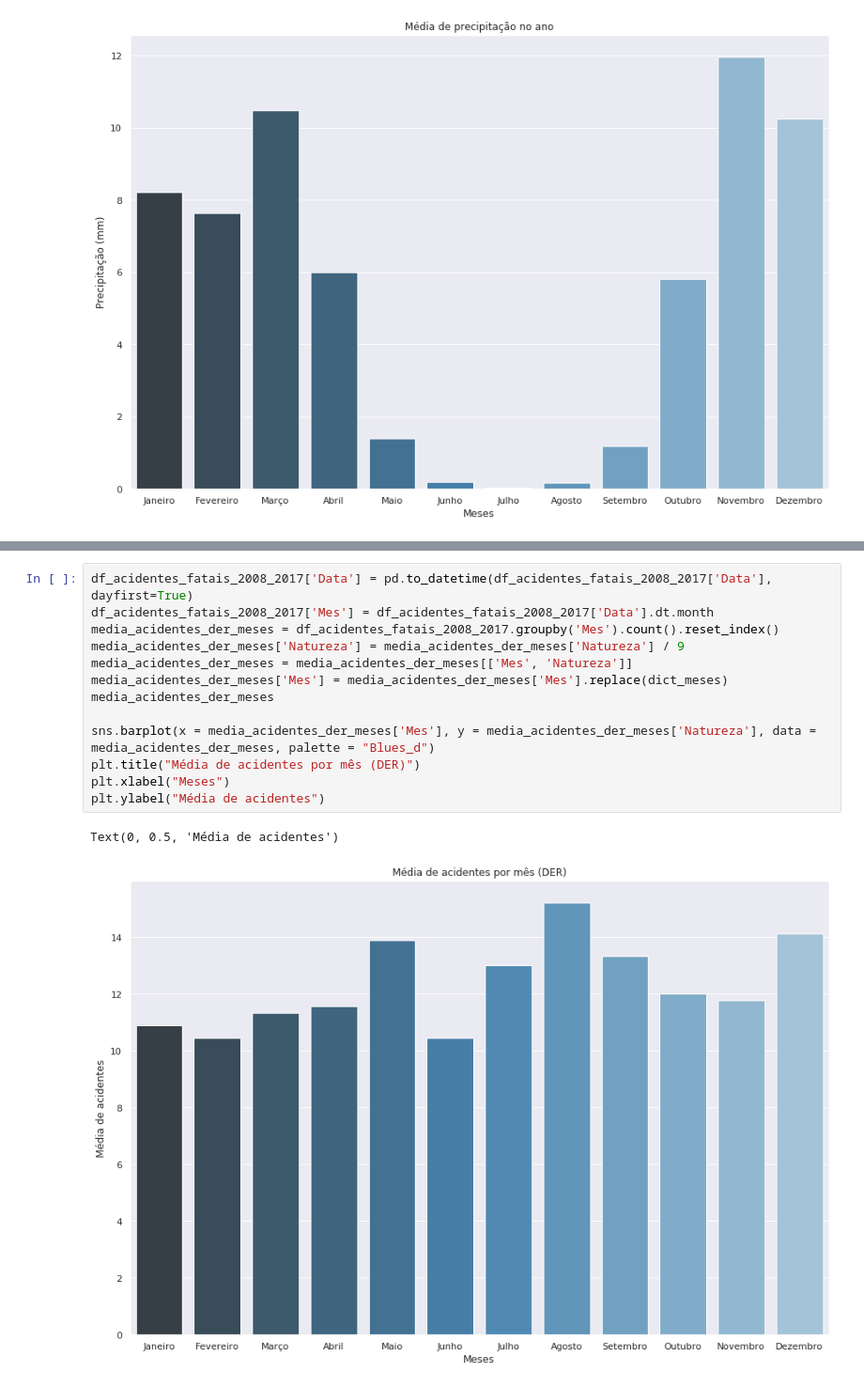
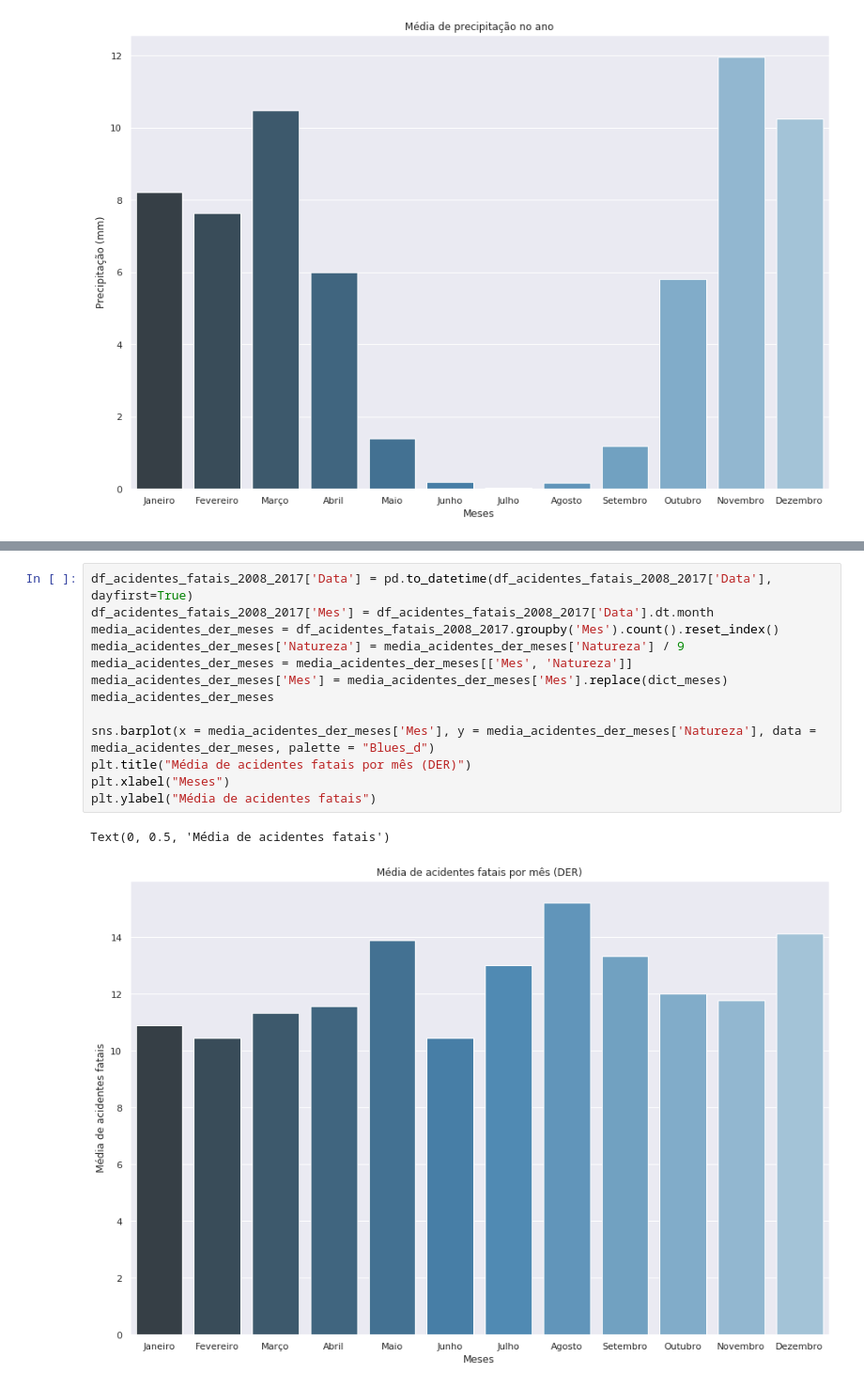
Before and after one commit to IagoCarvalho/tcc_scripts, a Jupyter notebook: QP02-Analysis.ipynb, the cells around one changed output, grey strips where cells are left out. Shown at 94% size. Cells and saved outputs as stored; diff of their text form.

```diff
--- a/QP02-Analysis.ipynb
+++ b/QP02-Analysis.ipynb
@@ -73,17 +77,17 @@ Text(0, 0.5, 'Média de acidentes')
 # %%
 df_acidentes_fatais_2008_2017['Data'] = pd.to_datetime(df_acidentes_fatais_2008_2017['Data'], dayfirst=True)
 df_acidentes_fatais_2008_2017['Mes'] = df_acidentes_fatais_2008_2017['Data'].dt.month
 media_acidentes_der_meses = df_acidentes_fatais_2008_2017.groupby('Mes').count().reset_index()
 media_acidentes_der_meses['Natureza'] = media_acidentes_der_meses['Natureza'] / 9
 media_acidentes_der_meses = media_acidentes_der_meses[['Mes', 'Natureza']]
 media_acidentes_der_meses['Mes'] = media_acidentes_der_meses['Mes'].replace(dict_meses)
 media_acidentes_der_meses
 
 sns.barplot(x = media_acidentes_der_meses['Mes'], y = media_acidentes_der_meses['Natureza'], data = media_acidentes_der_meses, palette = "Blues_d")
-plt.title("Média de acidentes por mês (DER)")
+plt.title("Média de acidentes fatais por mês (DER)")
 plt.xlabel("Meses")
-plt.ylabel("Média de acidentes")
+plt.ylabel("Média de acidentes fatais")
 # %% [output]
-Text(0, 0.5, 'Média de acidentes')
+Text(0, 0.5, 'Média de acidentes fatais')
-[figure, old version]
+[figure, new version]
 # %%
```
Also changed, not shown: parts of 7 cells of this notebook, 1 other file.
